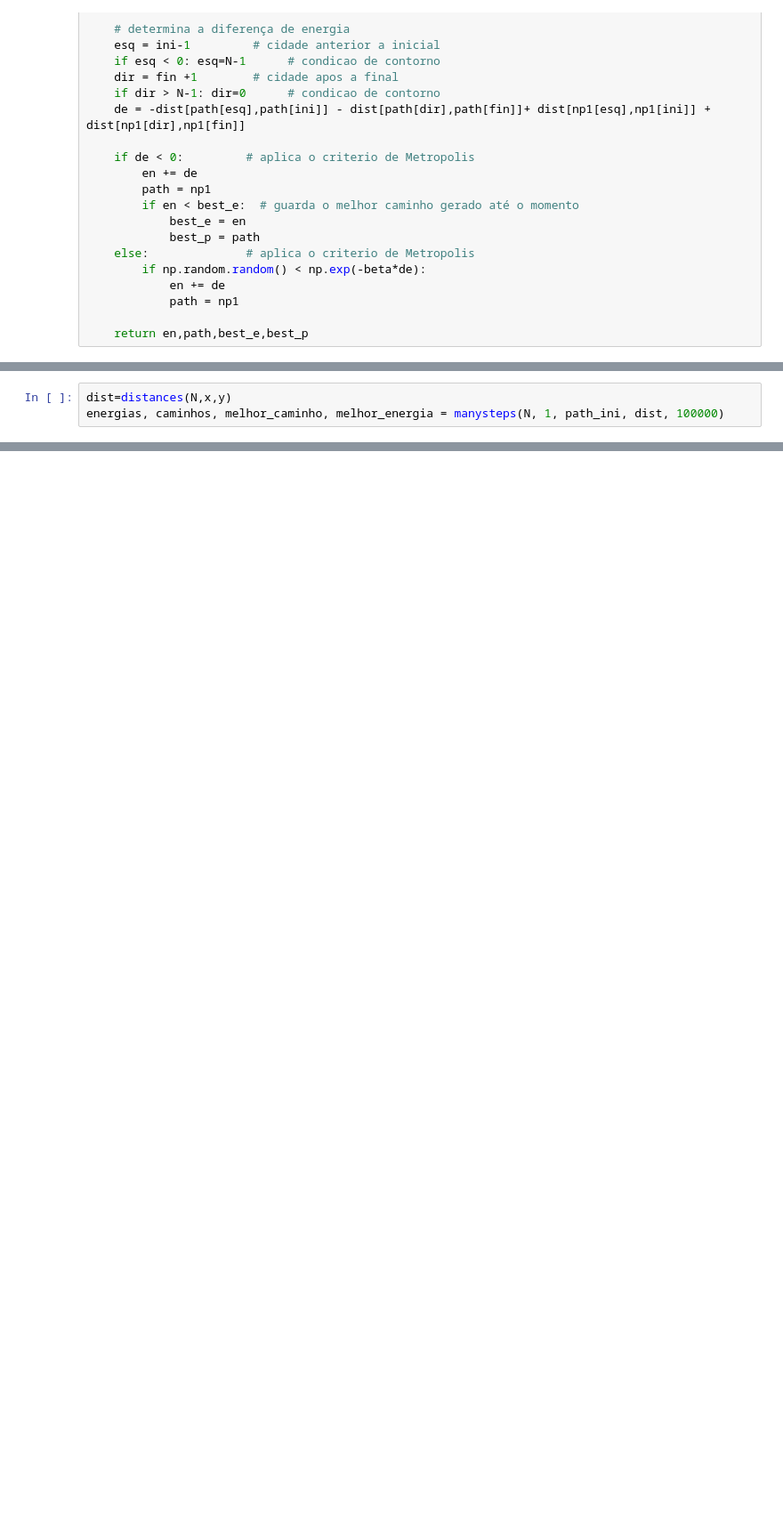
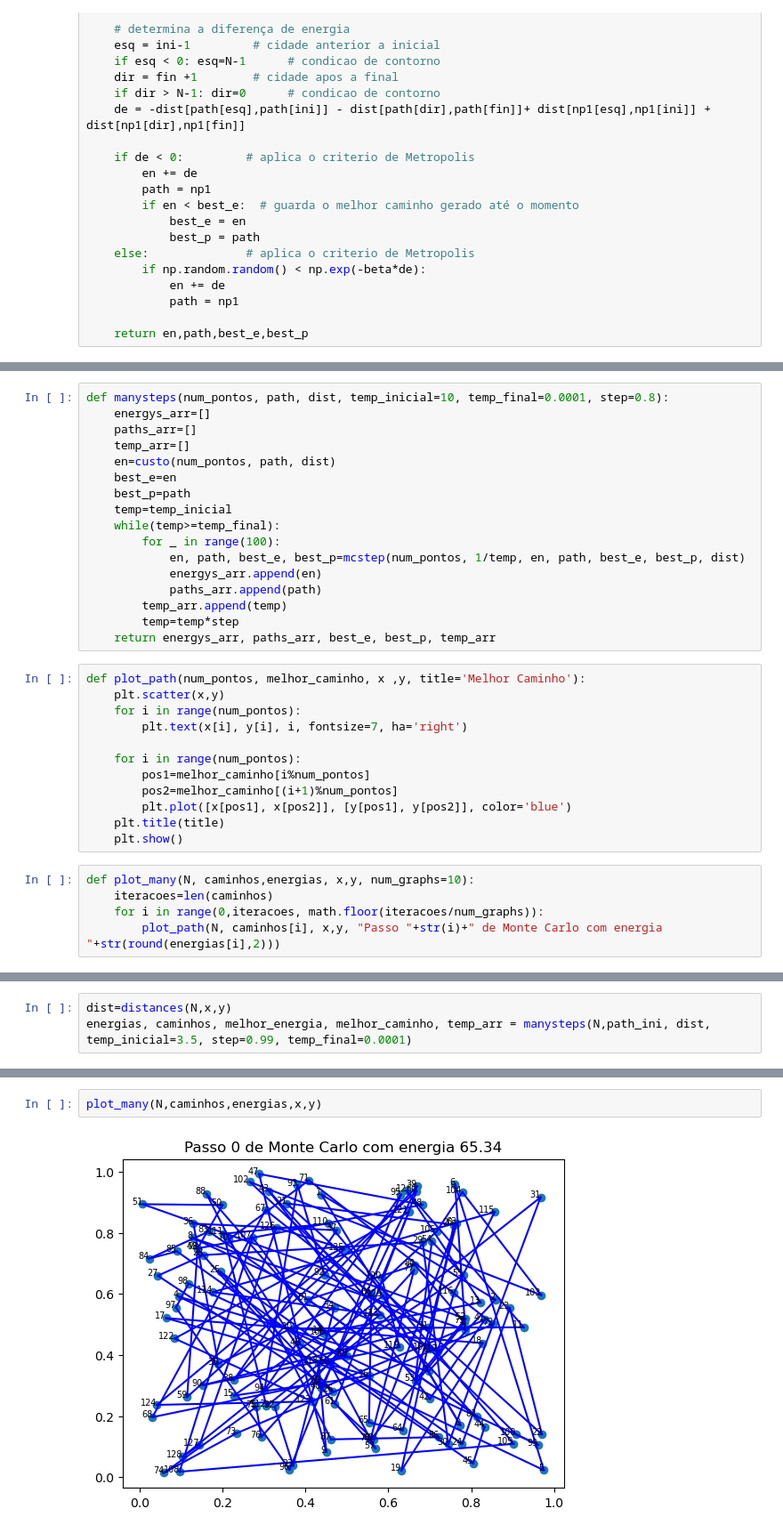
Before and after one commit to gabrielliman/SImmulated_annealing, a Jupyter notebook: Simulated_annealing.ipynb, the cells around one changed output, grey strips where cells are left out. Shown at 89% size. Cells and saved outputs as stored; diff of their text form; blank space fills up the shorter version.

```diff
--- a/Simulated_annealing.ipynb
+++ b/Simulated_annealing.ipynb
@@ -107,0 +86,34 @@ def manysteps(N, beta, path, dist, num_steps):
+# %%
+def manysteps(num_pontos, path, dist, temp_inicial=10, temp_final=0.0001, step=0.8):
+    energys_arr=[]
+    paths_arr=[]
+    temp_arr=[]
+    en=custo(num_pontos, path, dist)
+    best_e=en
+    best_p=path
+    temp=temp_inicial
+    while(temp>=temp_final):
+        for _ in range(100):
+            en, path, best_e, best_p=mcstep(num_pontos, 1/temp, en, path, best_e, best_p, dist)
+            energys_arr.append(en)
+            paths_arr.append(path)
+        temp_arr.append(temp)
+        temp=temp*step
+    return energys_arr, paths_arr, best_e, best_p, temp_arr
+# %%
+def plot_path(num_pontos, melhor_caminho, x ,y, title='Melhor Caminho'):
+    plt.scatter(x,y)
+    for i in range(num_pontos):
+        plt.text(x[i], y[i], i, fontsize=7, ha='right')
+
+    for i in range(num_pontos):
+        pos1=melhor_caminho[i%num_pontos]
+        pos2=melhor_caminho[(i+1)%num_pontos]
+        plt.plot([x[pos1], x[pos2]], [y[pos1], y[pos2]], color='blue')
+    plt.title(title)
+    plt.show()
+# %%
+def plot_many(N, caminhos,energias, x,y, num_graphs=10):
+    iteracoes=len(caminhos)
+    for i in range(0,iteracoes, math.floor(iteracoes/num_graphs)):
+        plot_path(N, caminhos[i], x,y, "Passo "+str(i)+" de Monte Carlo com energia "+str(round(energias[i],2)))
@@ -108,3 +155,3 @@ def manysteps(N, beta, path, dist, num_steps):
 # %%
 dist=distances(N,x,y)
-energias, caminhos, melhor_caminho, melhor_energia = manysteps(N, 1, path_ini, dist, 100000)
+energias, caminhos, melhor_energia, melhor_caminho, temp_arr = manysteps(N,path_ini, dist, temp_inicial=3.5, step=0.99, temp_final=0.0001)
@@ -122,0 +158,4 @@ plt.show()
+# %%
+plot_many(N,caminhos,energias,x,y)
+# %% [output]
+[figure, added]
```
Also changed, not shown: parts of 13 cells of this notebook.
